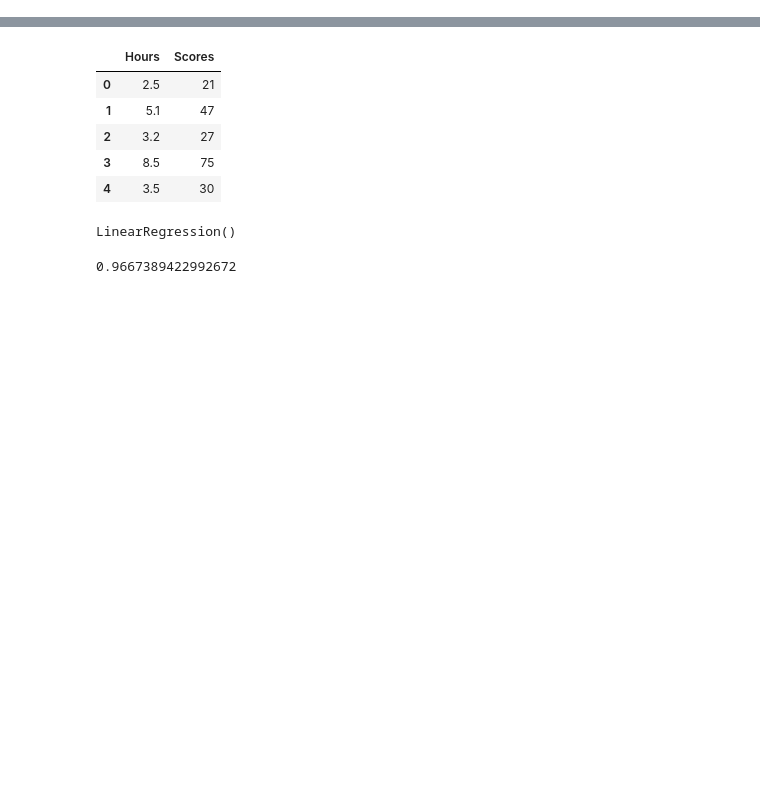
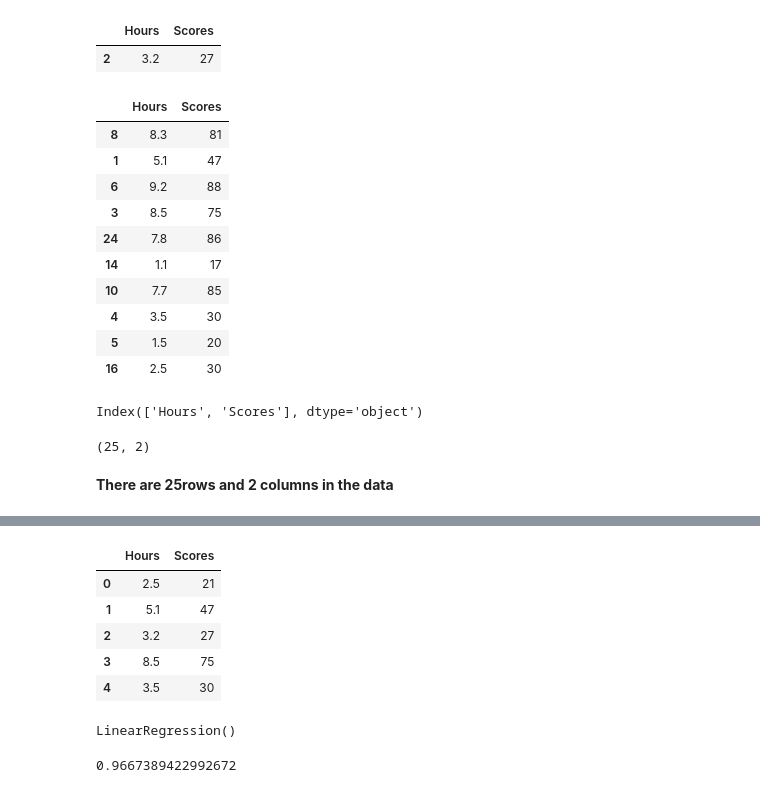
Before and after one commit to SylviaMwai/PREDICTION_USING_SUPERVISED_MACHINE_LEARNING, a Jupyter notebook: PREDICTION_USING_SUPERVISED_MACHINE_LEARNING.ipynb, the cells around one changed output, grey strips where cells are left out. Saved outputs shown, nothing was run; the diff lists cells and outputs as text; code cells hidden in the pictures; blank space fills up the shorter version.

```diff
--- a/PREDICTION_USING_SUPERVISED_MACHINE_LEARNING.ipynb
+++ b/PREDICTION_USING_SUPERVISED_MACHINE_LEARNING.ipynb
@@ -105,0 +52,33 @@ MODELLING
+# %%
+#previewing random rows of the data
+df.sample()
+# %% [output]
+|  | Hours | Scores |
+| 2 | 3.2 | 27 |
+# %%
+#reviewing 10 rows of the data
+df.sample(10)
+# %% [output]
+|  | Hours | Scores |
+| 8 | 8.3 | 81 |
+| 1 | 5.1 | 47 |
+| 6 | 9.2 | 88 |
+| 3 | 8.5 | 75 |
+| 24 | 7.8 | 86 |
+| 14 | 1.1 | 17 |
+| 10 | 7.7 | 85 |
+| 4 | 3.5 | 30 |
+| 5 | 1.5 | 20 |
+| 16 | 2.5 | 30 |
+# %%
+#previewing the columns of the data
+df.columns
+# %% [output]
+Index(['Hours', 'Scores'], dtype='object')
+# %%
+#previewing dimenshion or shape(rows and columns)of the data
+df.shape
+# %% [output]
+(25, 2)
+# %% [markdown]
+**There are 25rows and 2 columns in the data**
```
Also changed, not shown: parts of 19 cells of this notebook.
